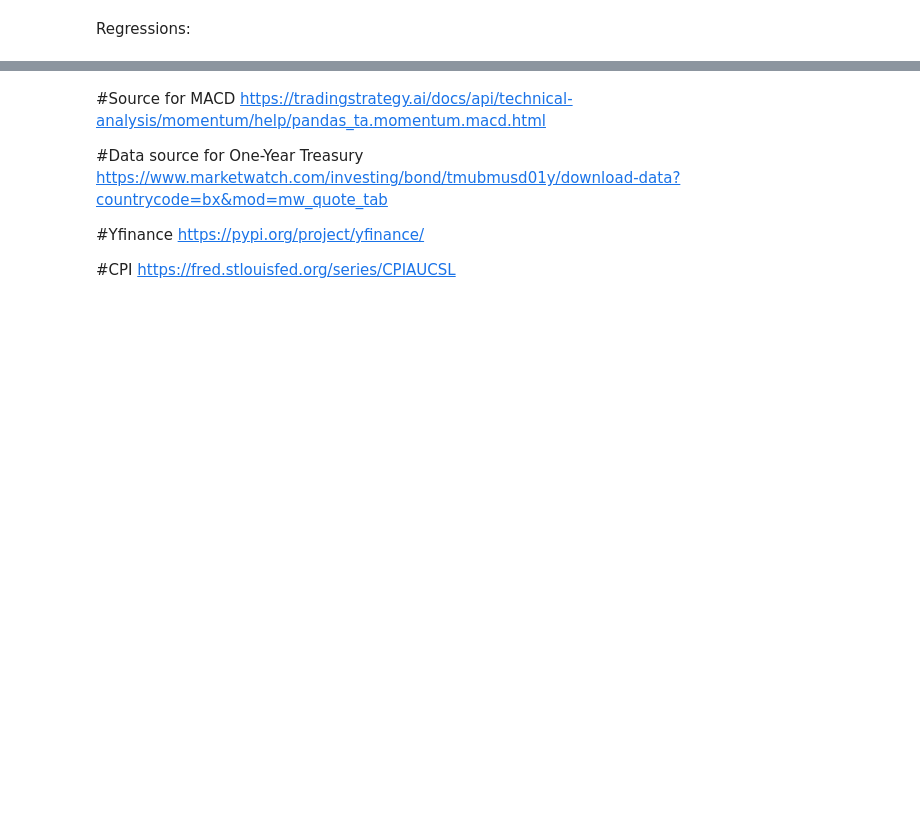
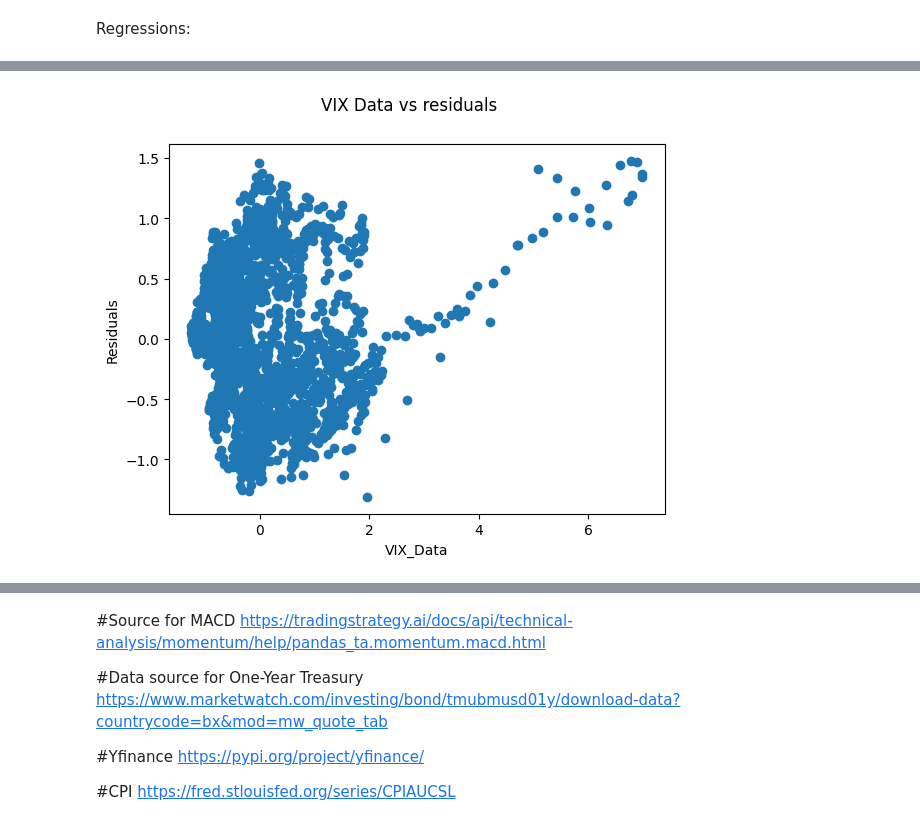
Before and after one commit to MichaelRicardo77/DS2500Proj, a Jupyter notebook: initial_working.ipynb, the cells around one changed output, grey strips where cells are left out. Cells and saved outputs as stored; diff of their text form; code cells hidden in the pictures; blank space fills up the shorter version.

```diff
--- a/initial_working.ipynb
+++ b/initial_working.ipynb
@@ -243,0 +235,4 @@ multiple_reg = linreg_predict(X,y)
+# %%
+#Performing Regression on enitre dataset
+linear_reg_output = linreg_predict(X,y)
+linear_reg_output['resids']
@@ -243,0 +253,9 @@ multiple_reg = linreg_predict(X,y)
+# %%
+#VIX Data vs resids
+plt.scatter(final_df['VIX_SMA_14'], linear_reg_output['resids'])
+plt.xlabel('VIX_Data')
+plt.ylabel('Residuals')
+plt.suptitle('VIX Data vs residuals')
+plt.show()
+# %% [output]
+[figure, added]
```
Also changed, not shown: parts of 18 cells of this notebook.
